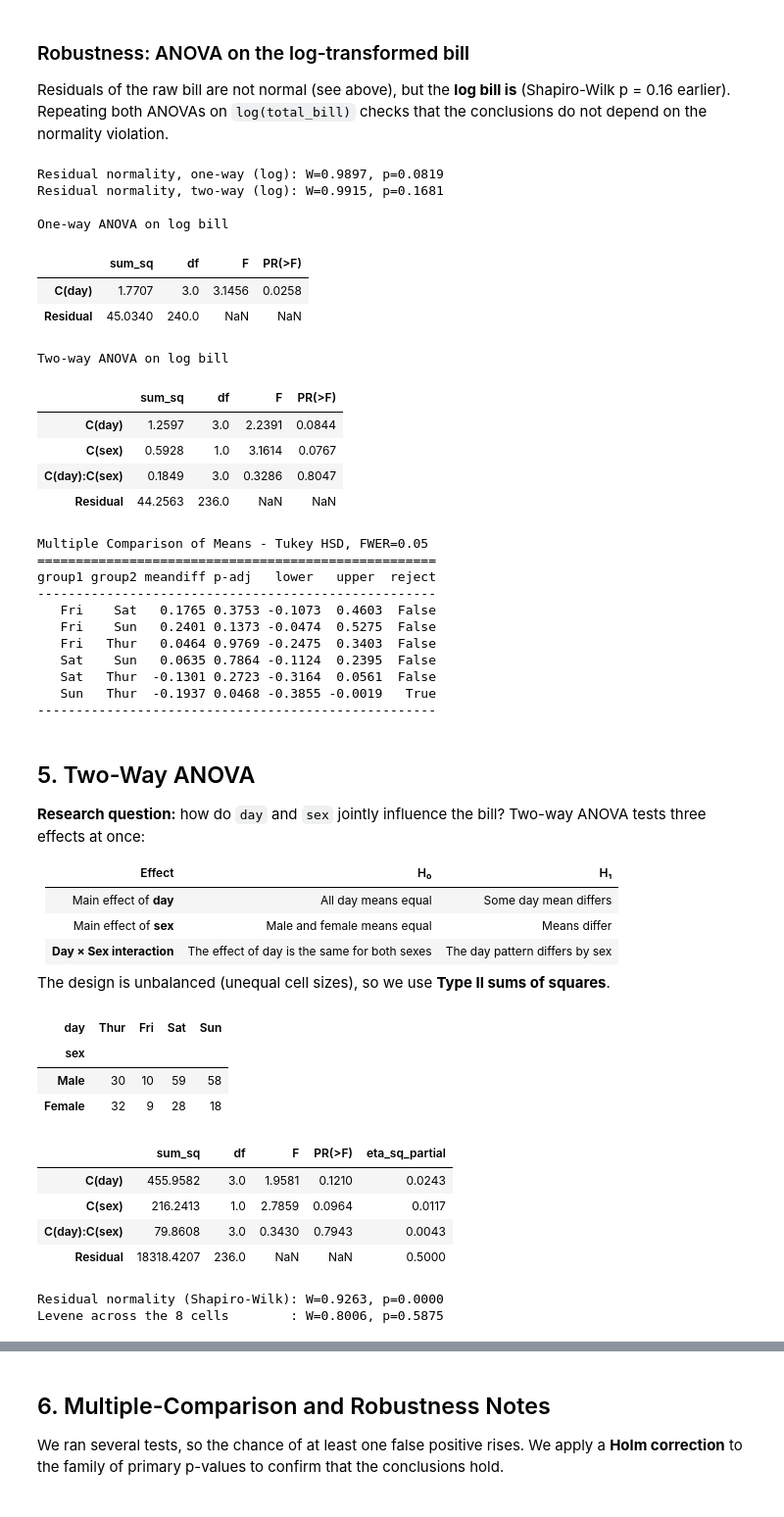
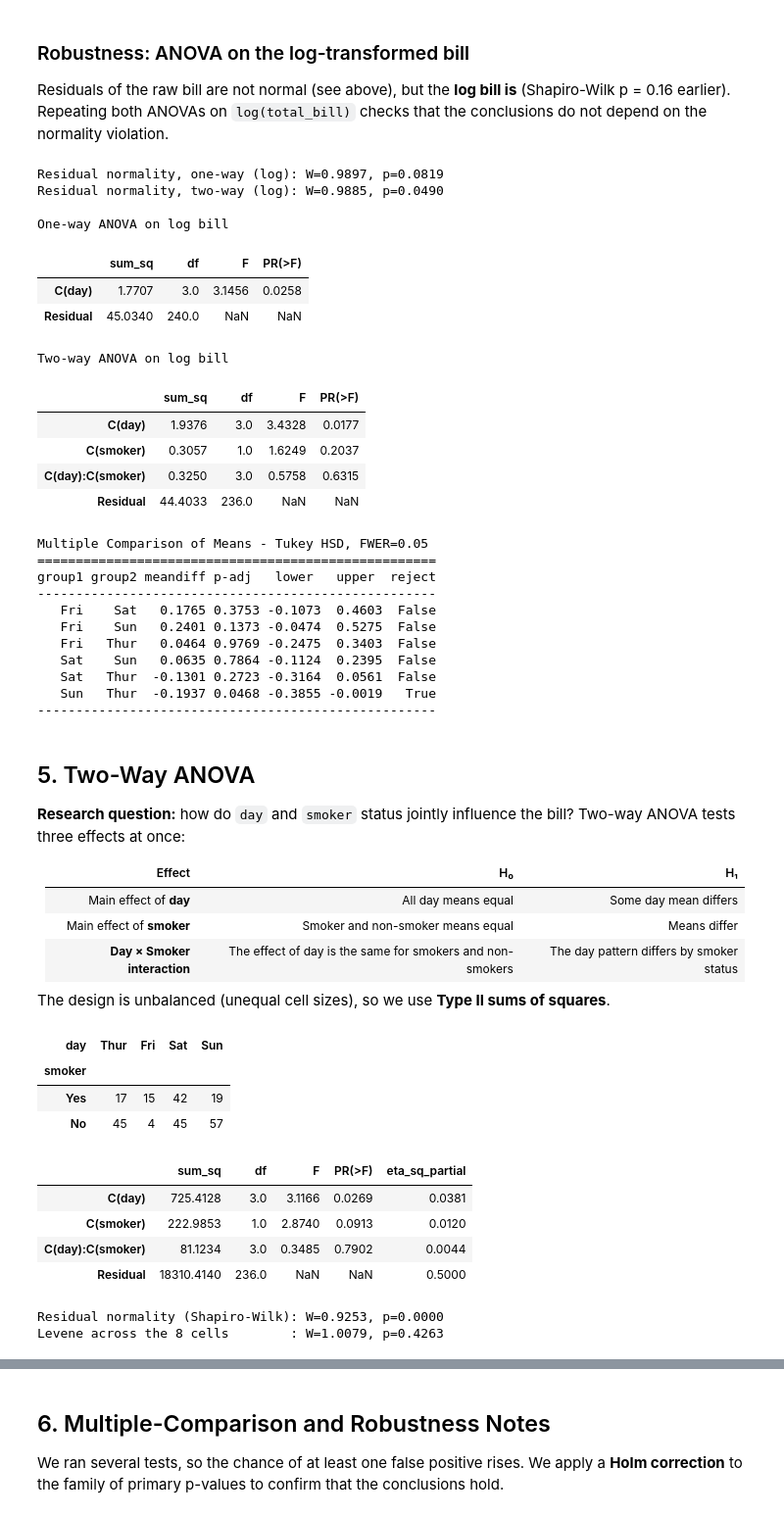
Before and after one commit to kiruthigar2008/advanced-statistical-analysis-hypothesis-testing, a Jupyter notebook: Advanced_Statistical_Analysis_Hypothesis_Testing.ipynb, the cells around one changed output, grey strips where cells are left out. Shown at 98% size. Drawn from its saved outputs; the diff is of its cells as text; code cells hidden in the pictures.

```diff
--- a/Advanced_Statistical_Analysis_Hypothesis_Testing.ipynb
+++ b/Advanced_Statistical_Analysis_Hypothesis_Testing.ipynb
@@ -29,7 +29,7 @@ plt.rcParams.update({'figure.dpi': 110, 'axes.titleweight': 'bold'})
 ALPHA = 0.05
 RESULTS = []   # collects every test for the final summary table
 
-df = sns.load_dataset('tips')
+df = sns.load_dataset('tips').drop(columns='sex')
 df['tip_pct'] = df['tip'] / df['total_bill'] * 100   # tip as % of bill (business KPI)
 print(df.shape, '| missing values:', int(df.isna().sum().sum()))
 df.head()
@@ -364,7 +364,7 @@ Residuals of the raw bill are not normal (see above), but the **log bill is** (S
 # %%
 df['log_bill'] = np.log(df['total_bill'])
 ml1 = smf.ols('log_bill ~ C(day)', data=df).fit()
-ml2 = smf.ols('log_bill ~ C(day) * C(sex)', data=df).fit()
+ml2 = smf.ols('log_bill ~ C(day) * C(smoker)', data=df).fit()
 print('Residual normality, one-way (log): W=%.4f, p=%.4f' % stats.shapiro(ml1.resid))
 print('Residual normality, two-way (log): W=%.4f, p=%.4f' % stats.shapiro(ml2.resid))
 print('\nOne-way ANOVA on log bill'); display(sm.stats.anova_lm(ml1, typ=2).round(4))
@@ -372,7 +372,7 @@ print('Two-way ANOVA on log bill'); display(sm.stats.anova_lm(ml2, typ=2).round(
 print(pairwise_tukeyhsd(df['log_bill'], df['day'], alpha=ALPHA).summary())
 # %% [output]
 Residual normality, one-way (log): W=0.9897, p=0.0819
-Residual normality, two-way (log): W=0.9915, p=0.1681
+Residual normality, two-way (log): W=0.9885, p=0.0490
 
 One-way ANOVA on log bill
 |  | sum_sq | df | F | PR(>F) |
@@ -380,10 +380,10 @@ One-way ANOVA on log bill
 | Residual | 45.0340 | 240.0 | NaN | NaN |
 Two-way ANOVA on log bill
 |  | sum_sq | df | F | PR(>F) |
-| C(day) | 1.2597 | 3.0 | 2.2391 | 0.0844 |
-| C(sex) | 0.5928 | 1.0 | 3.1614 | 0.0767 |
-| C(day):C(sex) | 0.1849 | 3.0 | 0.3286 | 0.8047 |
-| Residual | 44.2563 | 236.0 | NaN | NaN |
+| C(day) | 1.9376 | 3.0 | 3.4328 | 0.0177 |
+| C(smoker) | 0.3057 | 1.0 | 1.6249 | 0.2037 |
+| C(day):C(smoker) | 0.3250 | 3.0 | 0.5758 | 0.6315 |
+| Residual | 44.4033 | 236.0 | NaN | NaN |
 Multiple Comparison of Means - Tukey HSD, FWER=0.05
 ====================================================
 group1 group2 meandiff p-adj   lower   upper  reject
@@ -398,37 +398,37 @@ group1 group2 meandiff p-adj   lower   upper  reject
 # %% [markdown]
 ## 5. Two-Way ANOVA
 
-**Research question:** how do `day` and `sex` jointly influence the bill? Two-way ANOVA tests three effects at once:
+**Research question:** how do `day` and `smoker` status jointly influence the bill? Two-way ANOVA tests three effects at once:
 
 | Effect | H₀ | H₁ |
 |---|---|---|
 | Main effect of **day** | All day means equal | Some day mean differs |
-| Main effect of **sex** | Male and female means equal | Means differ |
-| **Day × Sex interaction** | The effect of day is the same for both sexes | The day pattern differs by sex |
+| Main effect of **smoker** | Smoker and non-smoker means equal | Means differ |
+| **Day × Smoker interaction** | The effect of day is the same for smokers and non-smokers | The day pattern differs by smoker status |
 
 The design is unbalanced (unequal cell sizes), so we use **Type II sums of squares**.
 # %%
-display(pd.crosstab(df['sex'], df['day'])[days])
-m2 = smf.ols('total_bill ~ C(day) * C(sex)', data=df).fit()
+display(pd.crosstab(df['smoker'], df['day'])[days])
+m2 = smf.ols('total_bill ~ C(day) * C(smoker)', data=df).fit()
 anova2 = sm.stats.anova_lm(m2, typ=2)
 anova2['eta_sq_partial'] = anova2['sum_sq'] / (anova2['sum_sq'] + anova2.loc['Residual','sum_sq'])
 display(anova2.round(4))
-for term, name in [('C(day)','Day'), ('C(sex)','Sex'), ('C(day):C(sex)','Day x Sex')]:
+for term, name in [('C(day)','Day'), ('C(smoker)','Smoker'), ('C(day):C(smoker)','Day x Smoker')]:
     RESULTS.append({'Test': f'Two-way ANOVA: {name}', 'Statistic': anova2.loc[term,'F'], 'p-value': anova2.loc[term,'PR(>F)'],
                     'Decision': 'Reject H0' if anova2.loc[term,'PR(>F)']<ALPHA else 'Fail to reject H0'})
 print('Residual normality (Shapiro-Wilk): W=%.4f, p=%.4f' % stats.shapiro(m2.resid))
-print('Levene across the 8 cells        : W=%.4f, p=%.4f' % stats.levene(*[g['total_bill'].values for _, g in df.groupby(['day','sex'], observed=True)]))
+print('Levene across the 8 cells        : W=%.4f, p=%.4f' % stats.levene(*[g['total_bill'].values for _, g in df.groupby(['day','smoker'], observed=True)]))
 # %% [output]
 | day | Thur | Fri | Sat | Sun |
-| sex |  |  |  |  |
-| Male | 30 | 10 | 59 | 58 |
-| Female | 32 | 9 | 28 | 18 |
+| smoker |  |  |  |  |
+| Yes | 17 | 15 | 42 | 19 |
+| No | 45 | 4 | 45 | 57 |
 |  | sum_sq | df | F | PR(>F) | eta_sq_partial |
-| C(day) | 455.9582 | 3.0 | 1.9581 | 0.1210 | 0.0243 |
-| C(sex) | 216.2413 | 1.0 | 2.7859 | 0.0964 | 0.0117 |
-| C(day):C(sex) | 79.8608 | 3.0 | 0.3430 | 0.7943 | 0.0043 |
-| Residual | 18318.4207 | 236.0 | NaN | NaN | 0.5000 |
+| C(day) | 725.4128 | 3.0 | 3.1166 | 0.0269 | 0.0381 |
+| C(smoker) | 222.9853 | 1.0 | 2.8740 | 0.0913 | 0.0120 |
+| C(day):C(smoker) | 81.1234 | 3.0 | 0.3485 | 0.7902 | 0.0044 |
+| Residual | 18310.4140 | 236.0 | NaN | NaN | 0.5000 |
-Residual normality (Shapiro-Wilk): W=0.9263, p=0.0000
-Levene across the 8 cells        : W=0.8006, p=0.5875
+Residual normality (Shapiro-Wilk): W=0.9253, p=0.0000
+Levene across the 8 cells        : W=1.0079, p=0.4263
 # %%
 fig, ax = plt.subplots(1, 3, figsize=(17, 4.6))
```
Also changed, not shown: parts of 18 cells of this notebook, 1 other file.
